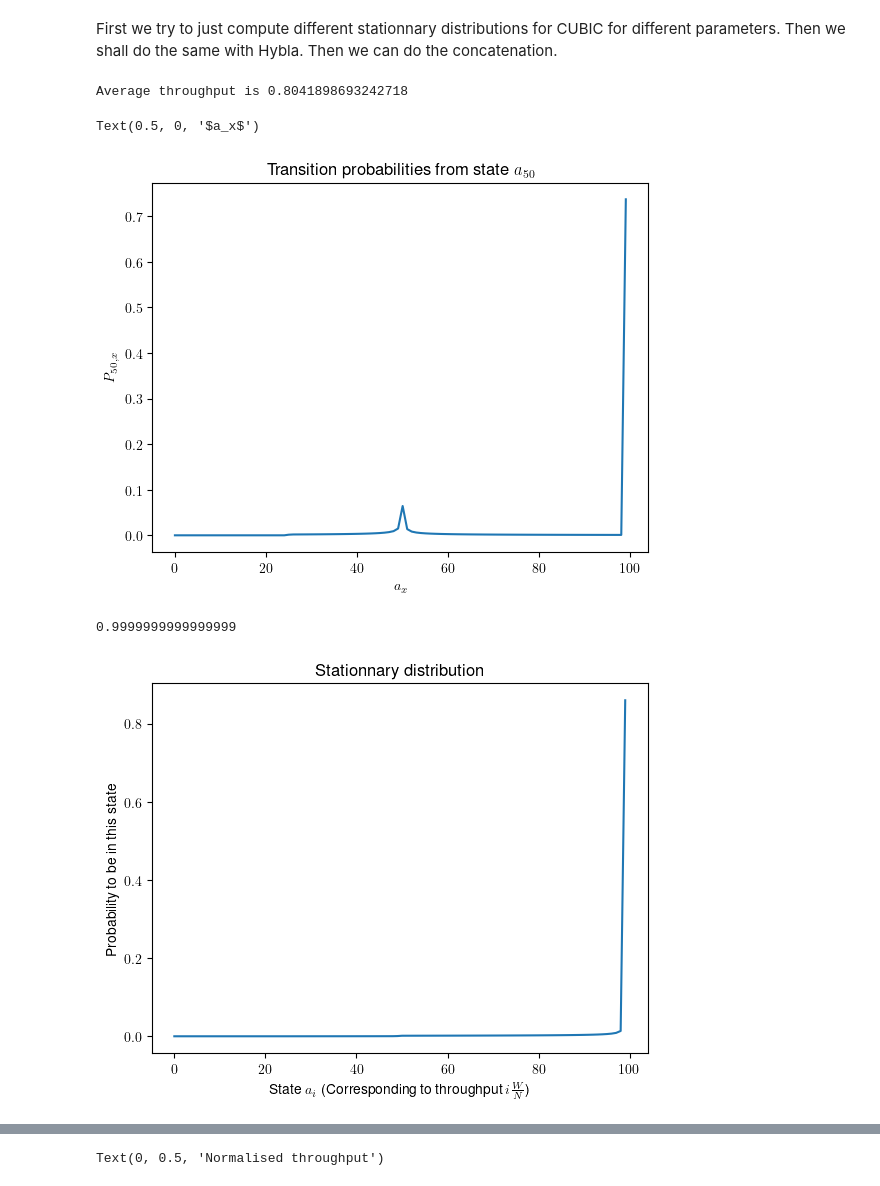
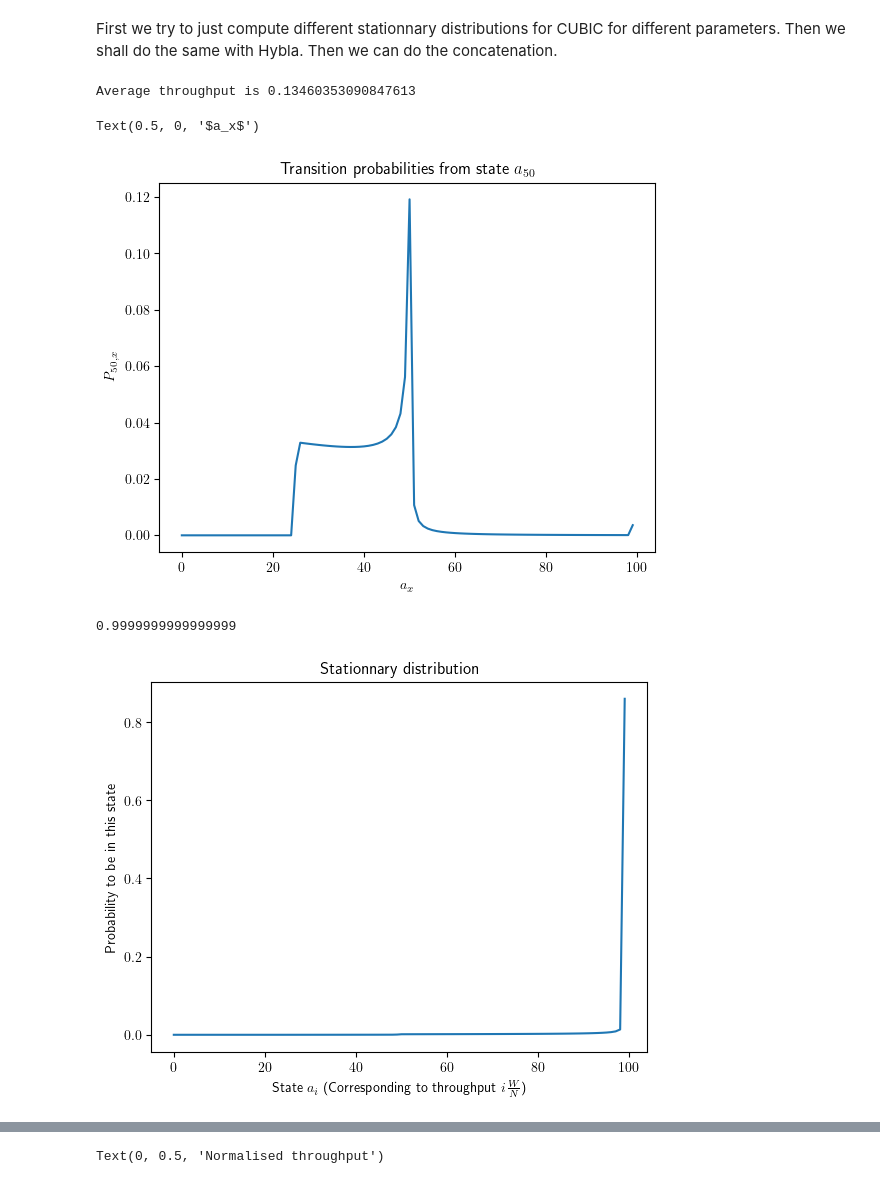
Before and after one commit to megretj/qpepcca, a Jupyter notebook: markovianModel.ipynb, the cells around one changed output, grey strips where cells are left out. Cells and saved outputs as stored; diff of their text form; code cells hidden in the pictures.

```diff
--- a/markovianModel.ipynb
+++ b/markovianModel.ipynb
@@ -11,14 +11,15 @@ plt.rcParams['text.usetex'] = True
 First we try to just compute different stationnary distributions for CUBIC for different parameters. Then we shall do the same with Hybla. Then we can do the concatenation.
 # %%
 class CCA_CUBIC_MarkovChain:
-    def __init__(self, N=400, W = 100, trans_err = 0.01, alpha = 1, beta = 0.5, RTT = 25):
+    def __init__(self, N=400, C = 1000, trans_err = 0.01, alpha = 1, beta = 0.5, RTT = 0.025, bit_err = 0.05):
         self.N = N # number of states
-        self.W = W # in Mbyte, W = C*RTT where C is the maximum bandwidth
+        self.W = C*RTT # in Mbyte, W = C*RTT where C is the maximum bandwidth
         self.RTT = RTT # in ms
         self.trans_err = trans_err # a.k.a. lambda
+        self.bit_err = bit_err # probability that a packet drops
         self.alpha = alpha # window growth rate
         self.beta = beta # window reduction ratio
-        self.a = (np.linspace(1,N,N)-0.5)*W/N # Discretisation of the window-size
+        self.a = (np.linspace(1,N,N)-0.5)*self.W/N # Discretisation of the window-size
         self.pi = np.ones(N)/N # Stationnary Distribution
         self.P = None # Transition Probability Matrix
         self.S = None
@@ -27,6 +28,9 @@ class CCA_CUBIC_MarkovChain:
 
     def D(self,x,y): # growth time
         return np.cbrt((y-x)/self.alpha)+np.cbrt((1-self.beta)*x/self.alpha)
+
+    def avg_w(self,t,x):
+        return 1/(t)*(x*t+1/4*(t-np.cbrt((1-self.beta)*x/self.alpha))) #not finished
 
     def transition_proba_CUBIC(self,i,j): # Probability to transition from i to j
         l = self.trans_err
@@ -77,17 +81,17 @@ class CCA_CUBIC_MarkovChain:
         self.x = 1/self.W*numerator/denominator
         return self.x
 # %%
-wired = CCA_CUBIC_MarkovChain(trans_err=0.1,beta=0.5,alpha=1,N=100,W=100*0.1,RTT=100)
+wired = CCA_CUBIC_MarkovChain(trans_err=0.5,beta=0.5,alpha=1,N=100,C =1000,RTT=0.5)
 wired.avg_throughput()
 print(f"Average throughput is {wired.x}")
 plt.plot(np.arange(wired.N),wired.P[50,:])
 plt.title(r"Transition probabilities from state $a_{50}$")
 plt.ylabel(r"$P_{50,x}$")
 plt.xlabel(r"$a_x$")
 # %% [output]
-Average throughput is 0.8041898693242718
+Average throughput is 0.13460353090847613
 Text(0.5, 0, '$a_x$')
-[figure, old version]
+[figure, new version]
 # %%
 # Plot stationnary distribution
 plt.plot(np.arange(wired.N),wired.pi)
@@ -97,7 +101,7 @@ plt.ylabel(r'Probability to be in this state')
 print(np.sum(wired.pi))
 # %% [output]
 0.9999999999999999
-[figure, old version]
+[figure, new version]
 # %%
 # Fig 7.
 
```
Also changed, not shown: parts of 11 cells of this notebook, 2 other files.
